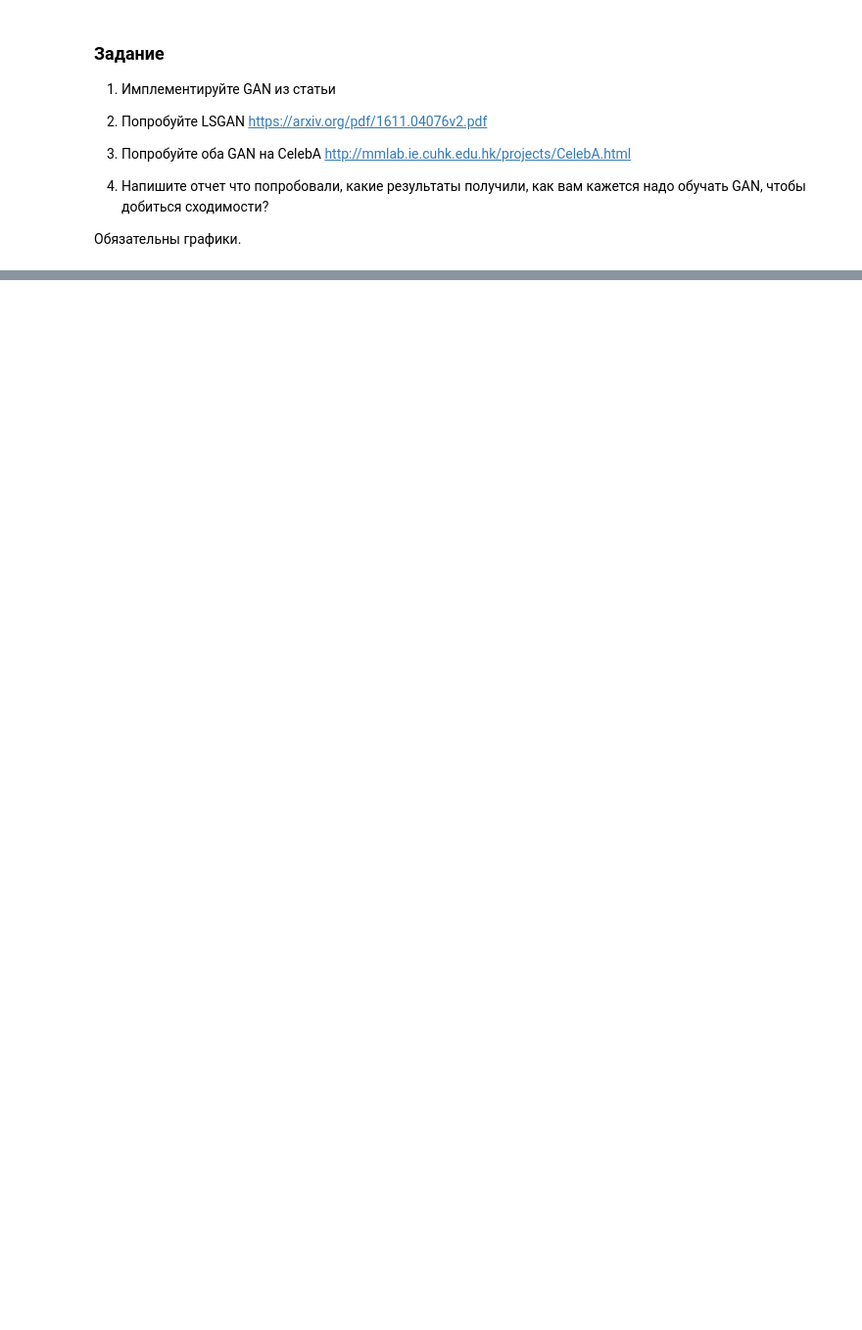
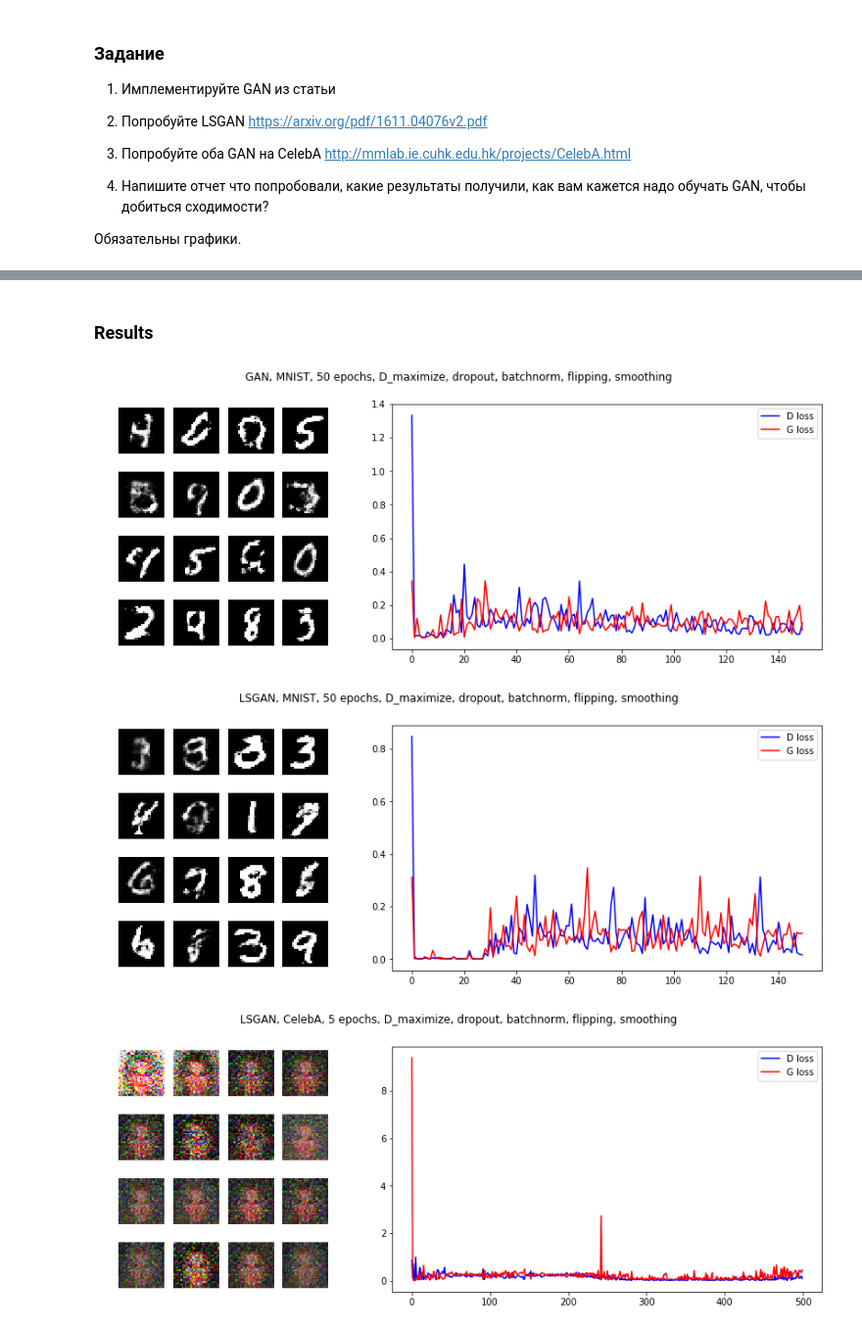
Before and after one commit to alexlyzhov/sphere-neural, a Jupyter notebook: 11/GAN.ipynb, the cells around one changed output, grey strips where cells are left out. Shown at 98% size. Saved outputs shown, nothing was run; the diff lists cells and outputs as text; code cells hidden in the pictures; blank space fills up the shorter version.

```diff
--- a/11/GAN.ipynb
+++ b/11/GAN.ipynb
@@ -157,0 +367,2 @@ KeyboardInterrupt:
+# %% [markdown]
+### Results
@@ -157,0 +380,48 @@ KeyboardInterrupt:
+# %%
+def demo(config):
+    plt.figure(figsize = (14, 5))
+    plt.suptitle(config.experiment_title)
+
+    show_size = 16
+    assert config.batch_size >= show_size
+    nrows = int(np.sqrt(show_size))
+    grid_size = (nrows, nrows * 3 + 1)
+    gridspec.GridSpec(*grid_size)
+
+    # show randomly generated images
+
+    noise = Variable(torch.FloatTensor(config.batch_size, config.noise_size).normal_(0, 1)).cuda()
+#     noise.data = torch.FloatTensor(config.batch_size, config.noise_size).normal_(0, 1).cuda()
+    generated = generator.forward(noise)
+    new_shape = np.concatenate([np.array([config.batch_size]), img_shape])
+#     new_shape = np.concatenate([np.array([config.batch_size]), img_shape[1:], img_shape[:1]])
+    generated_np = np.reshape(generated.cpu().data.numpy(), new_shape)
+    generated_np = np.moveaxis(generated_np, 1, -1)
+
+    for i in xrange(show_size):
+    #     print((i / show_size, i % show_size))
+        plt.subplot2grid(grid_size, (i / nrows, i % nrows))
+        if config.dataset_name == 'MNIST':
+            plt.imshow(generated_np[i, :, :, 0], cmap='gray')
+        elif config.dataset_name == 'CelebA':
+            plt.imshow(generated_np[i, :, :])
+        else:
+            raise Exception('Invalid dataset name')
+        plt.axis('off')
+
+    # show losses
+
+    plt.subplot2grid(grid_size, (0, nrows + 1), colspan = nrows * 2, rowspan = nrows)
+    plt.plot(losses[0, :], color = 'blue', label = 'D loss')
+    plt.plot(losses[1, :], color = 'red', label = 'G loss')
+    leg = plt.legend()
+# %%
+for config in [Config(dataset_name = 'MNIST', use_least_squares = False),
+               Config(dataset_name = 'MNIST', use_least_squares = True),
+               Config(dataset_name = 'CelebA', use_least_squares = True)]:
+    load_data(config)
+    demo(config)
+# %% [output]
+[figure, added]
+[figure, added]
+[figure, added]
```
Also changed, not shown: parts of 35 cells of this notebook, 12 other files.
